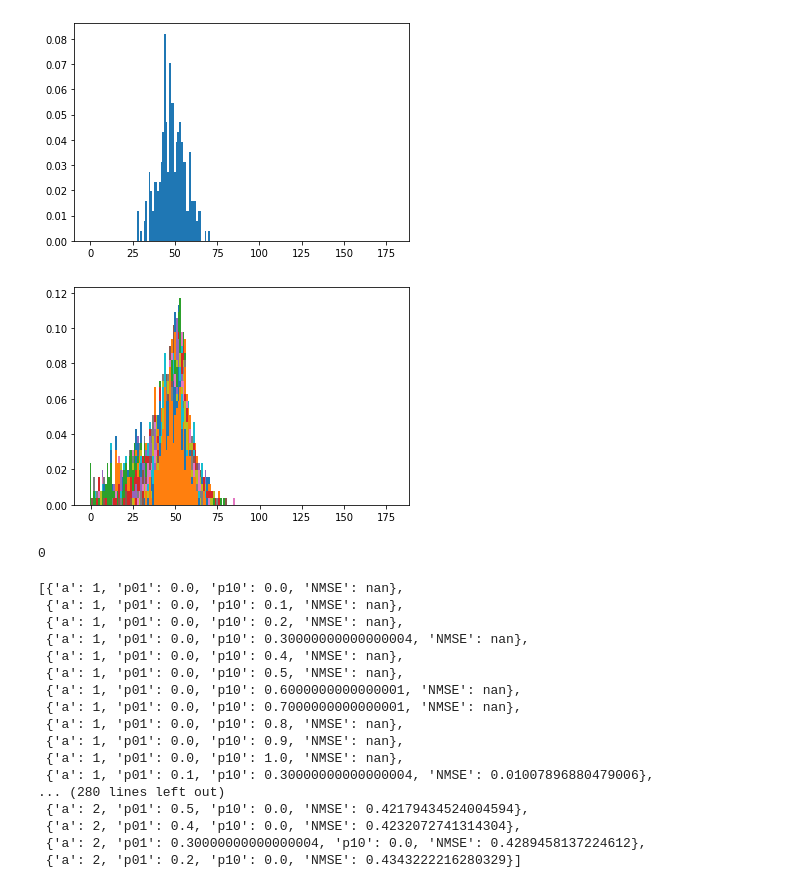
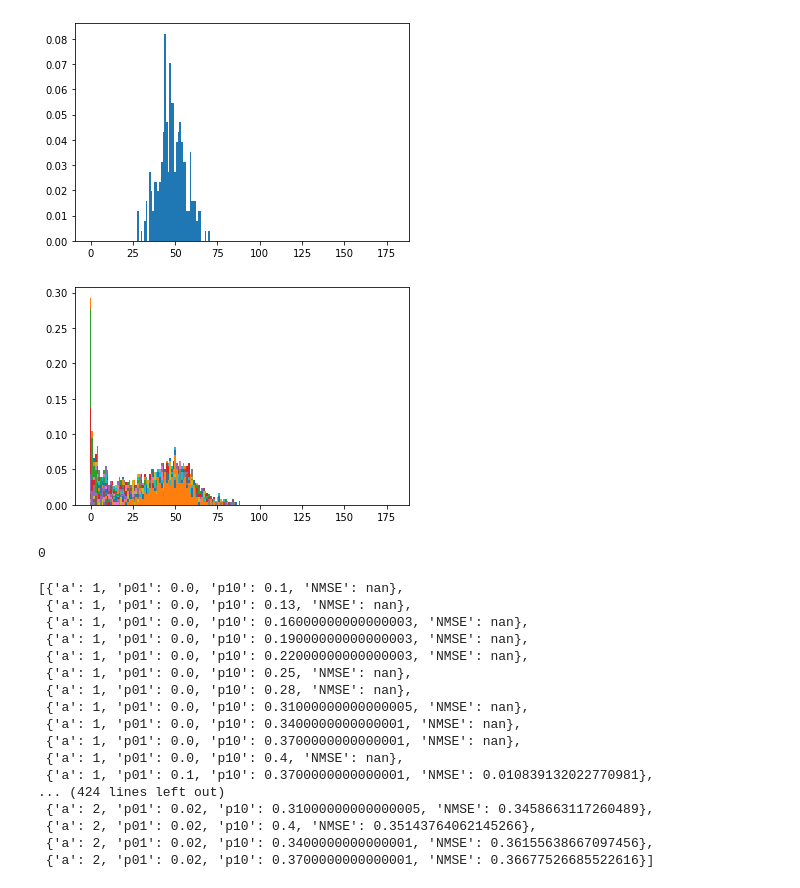
Before and after one commit to Brook1711/SSCM, a Jupyter notebook: AoA_LoS_v3.ipynb, the cells around one changed output. Cells and saved outputs as stored; diff of their text form; code cells hidden in the pictures.

```diff
--- a/AoA_LoS_v3.ipynb
+++ b/AoA_LoS_v3.ipynb
@@ -450,21 +450,21 @@ cal_NMSE(cum_func(
 [figure]
 # %%
 test_a = [1,2]
-test_p01 = np.linspace(0,1,11)
-test_p10 = np.linspace(0,1,11)
+test_p01 = np.linspace(0,0.2,11)
+test_p10 = np.linspace(0.1,0.4,11)
 
 test_para_peer = [{'a':a, 'p01':p01, 'p10':p10} for a in test_a for p01 in test_p01 for p10 in test_p10]
 
 NMSE_list = []
 
 for para_dic in test_para_peer:
     NMSE_list.append(cal_NMSE(cum_func(
         a = para_dic['a'],
         p01= para_dic['p01'],
         p10= para_dic['p10']
     )))
 # %% [output]
-[figure, old version]
+[figure, new version]
 # %%
 np.argmin(NMSE_list)
 # %% [output]
@@ -478,21 +478,21 @@ sorted_res = sorted(test_para_peer,key = lambda keys:keys['NMSE'],reverse = Fals
 # %%
 sorted_res
 # %% [output]
-[{'a': 1, 'p01': 0.0, 'p10': 0.0, 'NMSE': nan},
- {'a': 1, 'p01': 0.0, 'p10': 0.1, 'NMSE': nan},
- {'a': 1, 'p01': 0.0, 'p10': 0.2, 'NMSE': nan},
- {'a': 1, 'p01': 0.0, 'p10': 0.30000000000000004, 'NMSE': nan},
+[{'a': 1, 'p01': 0.0, 'p10': 0.1, 'NMSE': nan},
+ {'a': 1, 'p01': 0.0, 'p10': 0.13, 'NMSE': nan},
+ {'a': 1, 'p01': 0.0, 'p10': 0.16000000000000003, 'NMSE': nan},
+ {'a': 1, 'p01': 0.0, 'p10': 0.19000000000000003, 'NMSE': nan},
+ {'a': 1, 'p01': 0.0, 'p10': 0.22000000000000003, 'NMSE': nan},
+ {'a': 1, 'p01': 0.0, 'p10': 0.25, 'NMSE': nan},
+ {'a': 1, 'p01': 0.0, 'p10': 0.28, 'NMSE': nan},
+ {'a': 1, 'p01': 0.0, 'p10': 0.31000000000000005, 'NMSE': nan},
+ {'a': 1, 'p01': 0.0, 'p10': 0.3400000000000001, 'NMSE': nan},
+ {'a': 1, 'p01': 0.0, 'p10': 0.3700000000000001, 'NMSE': nan},
  {'a': 1, 'p01': 0.0, 'p10': 0.4, 'NMSE': nan},
- {'a': 1, 'p01': 0.0, 'p10': 0.5, 'NMSE': nan},
- {'a': 1, 'p01': 0.0, 'p10': 0.6000000000000001, 'NMSE': nan},
- {'a': 1, 'p01': 0.0, 'p10': 0.7000000000000001, 'NMSE': nan},
- {'a': 1, 'p01': 0.0, 'p10': 0.8, 'NMSE': nan},
- {'a': 1, 'p01': 0.0, 'p10': 0.9, 'NMSE': nan},
- {'a': 1, 'p01': 0.0, 'p10': 1.0, 'NMSE': nan},
- {'a': 1, 'p01': 0.1, 'p10': 0.30000000000000004, 'NMSE': 0.01007896880479006},
-... (280 lines left out)
- {'a': 2, 'p01': 0.5, 'p10': 0.0, 'NMSE': 0.42179434524004594},
- {'a': 2, 'p01': 0.4, 'p10': 0.0, 'NMSE': 0.4232072741314304},
- {'a': 2, 'p01': 0.30000000000000004, 'p10': 0.0, 'NMSE': 0.4289458137224612},
- {'a': 2, 'p01': 0.2, 'p10': 0.0, 'NMSE': 0.4343222216280329}]
+ {'a': 1, 'p01': 0.1, 'p10': 0.3700000000000001, 'NMSE': 0.010839132022770981},
+... (424 lines left out)
+ {'a': 2, 'p01': 0.02, 'p10': 0.31000000000000005, 'NMSE': 0.3458663117260489},
+ {'a': 2, 'p01': 0.02, 'p10': 0.4, 'NMSE': 0.35143764062145266},
+ {'a': 2, 'p01': 0.02, 'p10': 0.3400000000000001, 'NMSE': 0.36155638667097456},
+ {'a': 2, 'p01': 0.02, 'p10': 0.3700000000000001, 'NMSE': 0.36677526685522616}]
 # %%
```
Also changed, not shown: parts of 4 cells of this notebook, 4 other files.
